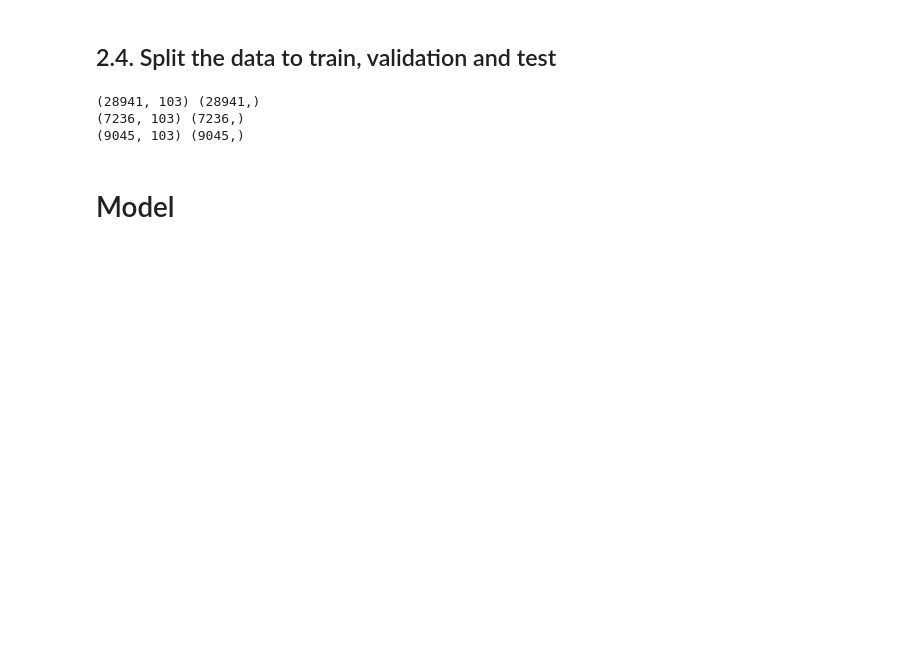
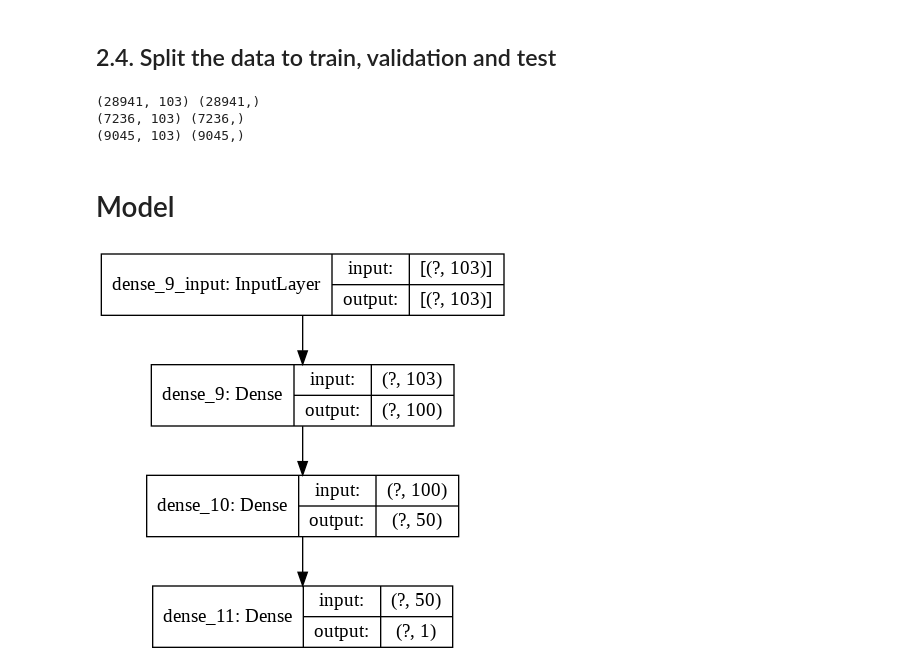
Before and after one commit to aaBadri/mlp-classifier-adult-dataset, a Jupyter notebook: mlp.ipynb, the cells around one changed output. Cells and saved outputs as stored; diff of their text form; code cells hidden in the pictures; blank space fills up the shorter version.

Commit message:
adds init model

```diff
--- a/mlp.ipynb
+++ b/mlp.ipynb
@@ -222,3 +222,20 @@ print(X_test.shape, y_test.shape)
 (9045, 103) (9045,)
 # %% [markdown]
 # Model
+# %%
+model = keras.models.Sequential()
+model.add(keras.layers.Dense(100, activation="relu", input_shape=X_train.shape[1:]))
+model.add(keras.layers.Dense(50, activation="relu"))
+model.add(keras.layers.Dense(1, activation="sigmoid"))
+
+# model = tf.keras.models.Sequential([
+#   tf.keras.layers.DenseFeatures(feature_columns=X_train.columns.tolist()),
+#   tf.keras.layers.Dense(units=128, activation='relu'),
+#   tf.keras.layers.Dropout(rate=0.2),
+#   tf.keras.layers.Dense(units=128, activation='relu'),
+#   tf.keras.layers.Dense(units=2, activation='sigmoid')
+# ])
+# %%
+keras.utils.plot_model(model, "my_adult_salary_model.png", show_shapes=True)
+# %% [output]
+[figure, added]
```
Also changed, not shown: parts of 5 cells of this notebook.
